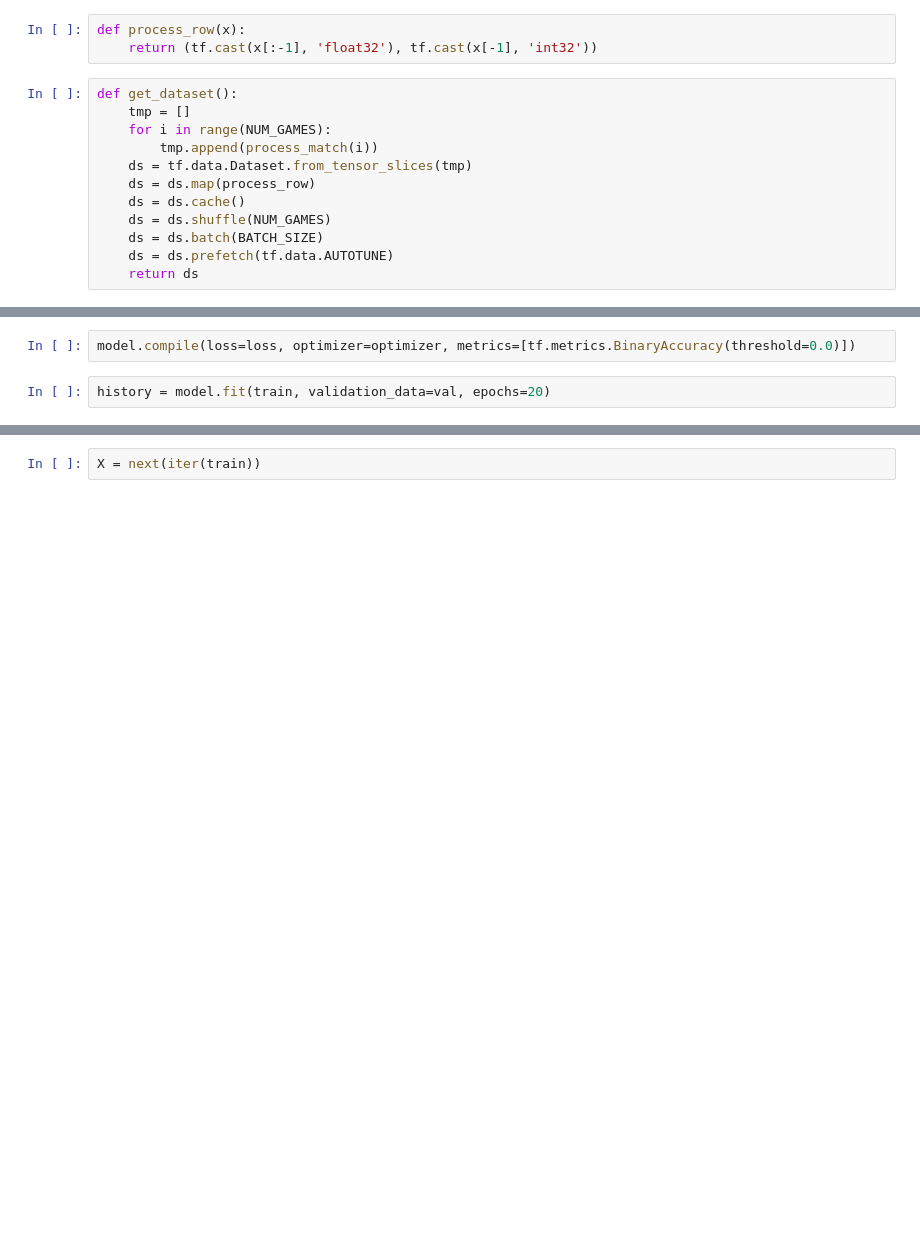
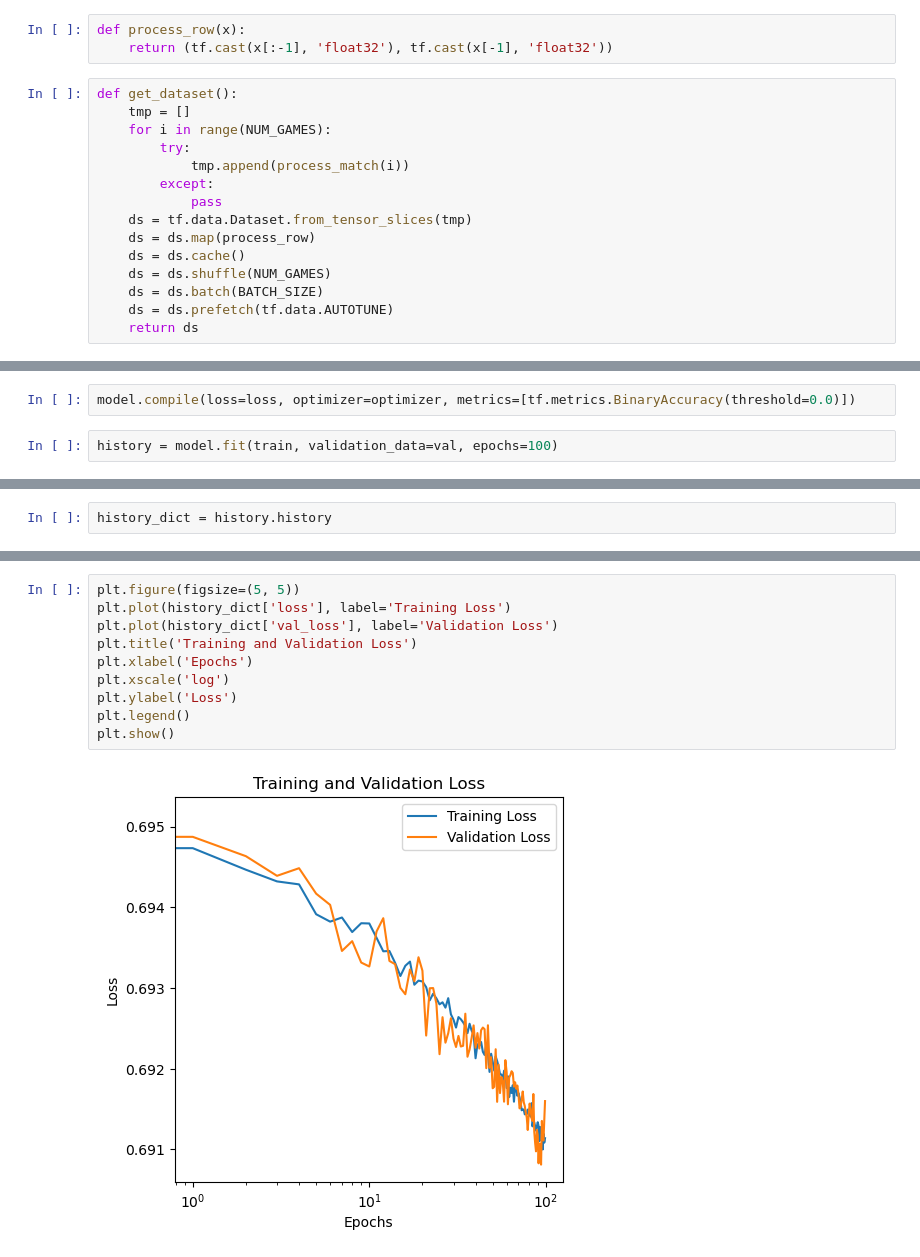
Before and after one commit to fqhd/WinPredictor, a Jupyter notebook: win_predictor.ipynb, the cells around one changed output, grey strips where cells are left out. Cells and saved outputs as stored; diff of their text form; blank space fills up the shorter version.

```diff
--- a/win_predictor.ipynb
+++ b/win_predictor.ipynb
@@ -53,12 +55,15 @@ def process_match(match_index):
         return vec
 # %%
 def process_row(x):
-    return (tf.cast(x[:-1], 'float32'), tf.cast(x[-1], 'int32'))
+    return (tf.cast(x[:-1], 'float32'), tf.cast(x[-1], 'float32'))
 # %%
 def get_dataset():
     tmp = []
     for i in range(NUM_GAMES):
-        tmp.append(process_match(i))
+        try:
+            tmp.append(process_match(i))
+        except:
+            pass
     ds = tf.data.Dataset.from_tensor_slices(tmp)
     ds = ds.map(process_row)
     ds = ds.cache()
@@ -113,5 +122,5 @@ optimizer = optimizers.Adam(learning_rate=LR)
 # %%
 model.compile(loss=loss, optimizer=optimizer, metrics=[tf.metrics.BinaryAccuracy(threshold=0.0)])
 # %%
-history = model.fit(train, validation_data=val, epochs=20)
+history = model.fit(train, validation_data=val, epochs=100)
 # %% [output]
@@ -134,0 +144,2 @@ Epoch 20/20
+# %%
+history_dict = history.history
@@ -135,2 +150,12 @@ Epoch 20/20
 # %%
-X = next(iter(train))
+plt.figure(figsize=(5, 5))
+plt.plot(history_dict['loss'], label='Training Loss')
+plt.plot(history_dict['val_loss'], label='Validation Loss')
+plt.title('Training and Validation Loss')
+plt.xlabel('Epochs')
+plt.xscale('log')
+plt.ylabel('Loss')
+plt.legend()
+plt.show()
+# %% [output]
+[figure, added]
```
Also changed, not shown: parts of 9 cells of this notebook, 1 other file.
